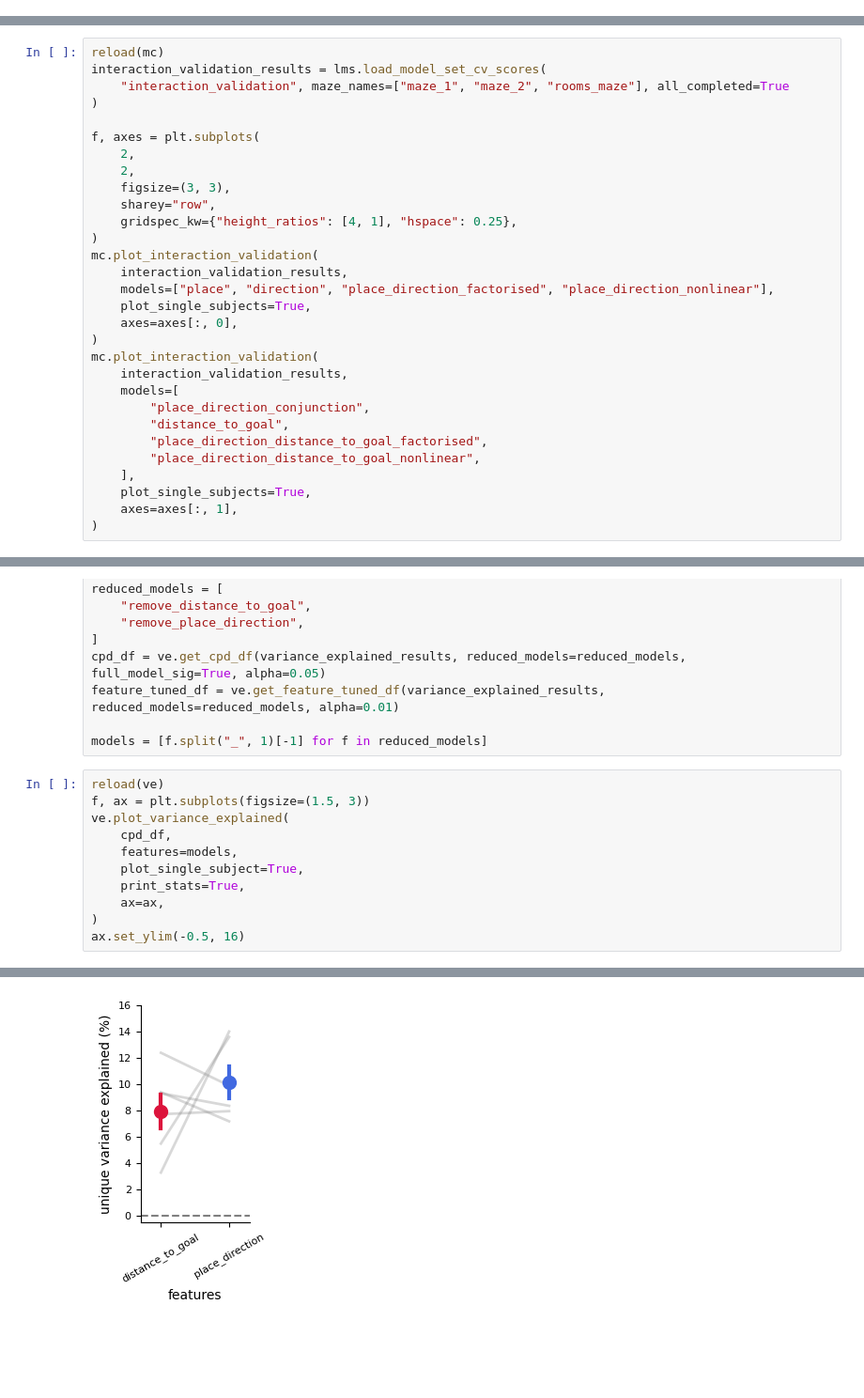
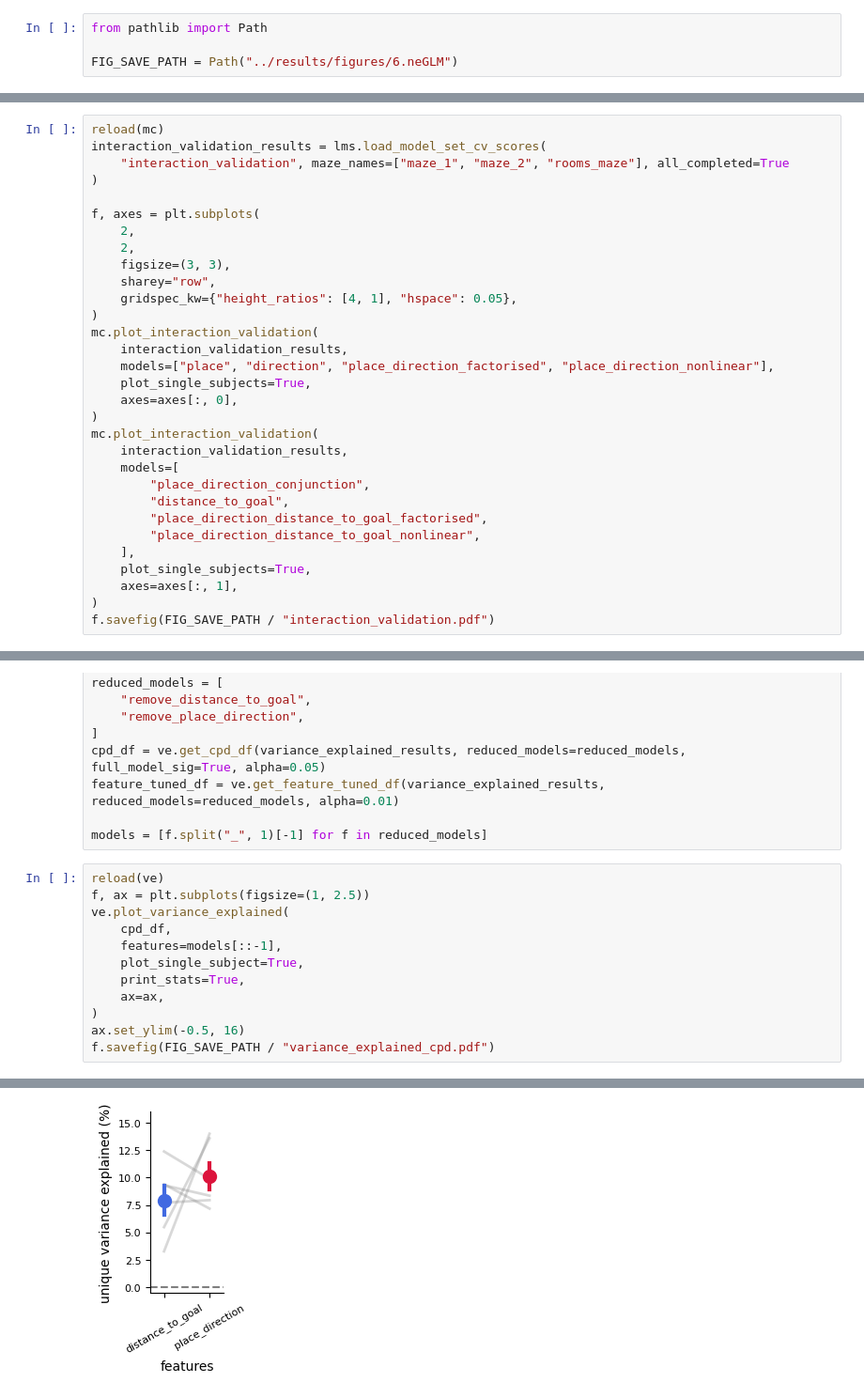
Before and after one commit to peterdoohan/GridMaze-mFC, a Jupyter notebook: Notebooks/6.neGLM.ipynb, the cells around one changed output, grey strips where cells are left out. Shown at 94% size. Cells and saved outputs as stored; diff of their text form; blank space fills up the shorter version.

Commit message:
remformatting neGLM results plots

```diff
--- a/Notebooks/6.neGLM.ipynb
+++ b/Notebooks/6.neGLM.ipynb
@@ -30,6 +29,10 @@ reload(lms)
 reload(mc)
 # %% [output]
 <module 'GridMaze.analysis.neGLM.model_comparisons' from '/ceph/behrens/peter_doohan/goalNav_mFC/experiment/code/GridMaze/analysis/neGLM/model_comparisons.py'>
+# %%
+from pathlib import Path
+
+FIG_SAVE_PATH = Path("../results/figures/6.neGLM")
 # %%
 reload(mc)
 nbe_validation = lms.load_model_set_cv_scores(
@@ -64,7 +68,7 @@ f, axes = plt.subplots(
     2,
     figsize=(3, 3),
     sharey="row",
-    gridspec_kw={"height_ratios": [4, 1], "hspace": 0.25},
+    gridspec_kw={"height_ratios": [4, 1], "hspace": 0.05},
 )
 mc.plot_interaction_validation(
     interaction_validation_results,
@@ -83,6 +87,7 @@ mc.plot_interaction_validation(
     plot_single_subjects=True,
     axes=axes[:, 1],
 )
+f.savefig(FIG_SAVE_PATH / "interaction_validation.pdf")
 # %% [output]
 place_direction_factorised vs place_direction_nonlinear
 t_stat: -5.306830646355353, p_val: 0.003174222287973421
@@ -112,15 +117,16 @@ feature_tuned_df = ve.get_feature_tuned_df(variance_explained_results, reduced_m
 models = [f.split("_", 1)[-1] for f in reduced_models]
 # %%
 reload(ve)
-f, ax = plt.subplots(figsize=(1.5, 3))
+f, ax = plt.subplots(figsize=(1, 2.5))
 ve.plot_variance_explained(
     cpd_df,
-    features=models,
+    features=models[::-1],
     plot_single_subject=True,
     print_stats=True,
     ax=ax,
 )
 ax.set_ylim(-0.5, 16)
+f.savefig(FIG_SAVE_PATH / "variance_explained_cpd.pdf")
 # %% [output]
             feature    t_stat     p_val  p_val_corr
 0  distance_to_goal  6.038299  0.000897    0.000897
@@ -129,4 +134,4 @@ ax.set_ylim(-0.5, 16)
-[figure, old version]
+[figure, new version]
 # %%
 fig, ax = plt.subplots(1, 1, figsize=(2, 2))
 ve.plot_summary_venn_diagram(
```
Also changed, not shown: parts of 12 cells of this notebook, 2 other files.
